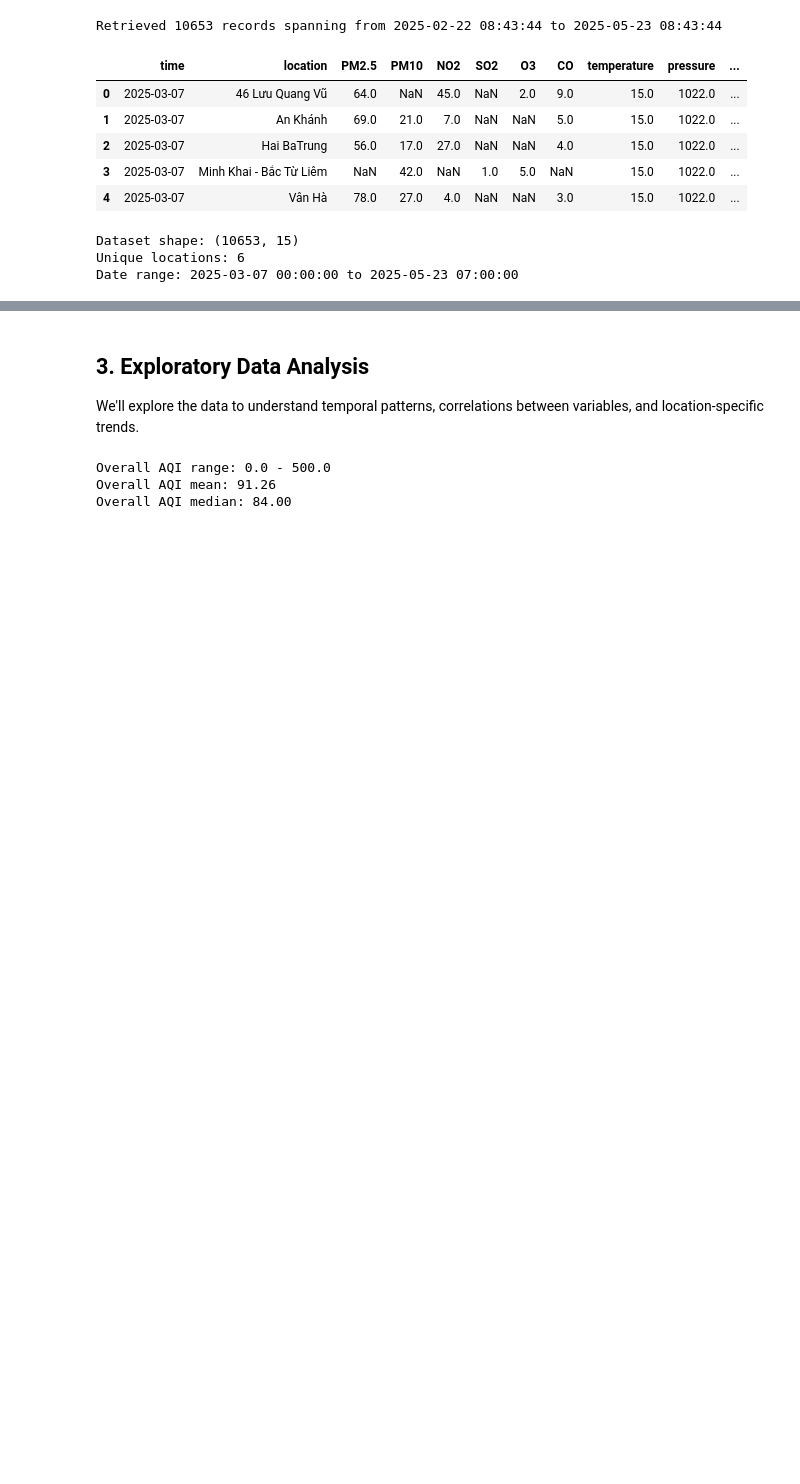
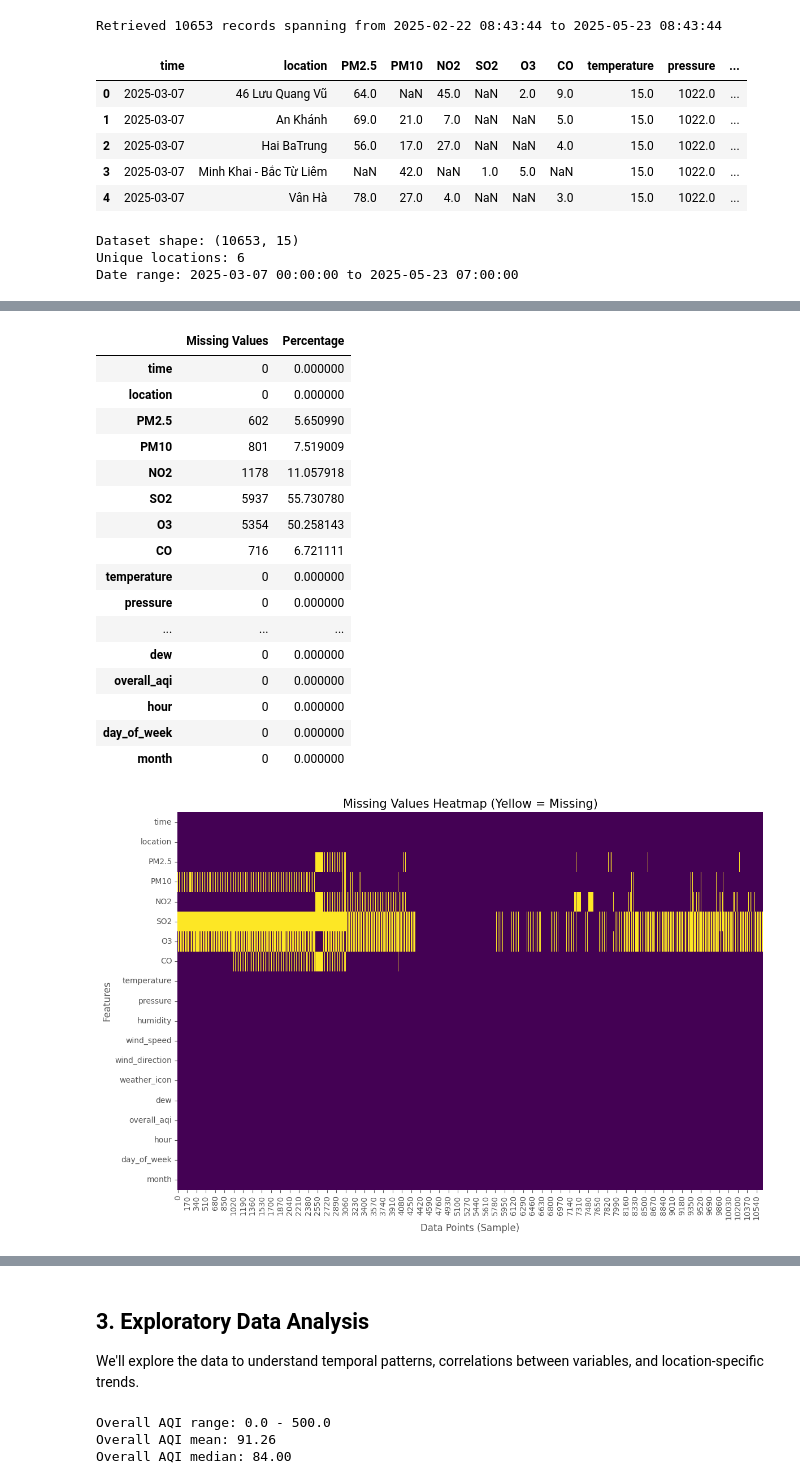
Before and after one commit to tranduchoangnam/Air_Pollution_Prediction, a Jupyter notebook: aqi_forecasting_pipeline_by_location.ipynb, the cells around one changed output, grey strips where cells are left out. Saved outputs shown, nothing was run; the diff lists cells and outputs as text; code cells hidden in the pictures; blank space fills up the shorter version.

```diff
--- a/aqi_forecasting_pipeline_by_location.ipynb
+++ b/aqi_forecasting_pipeline_by_location.ipynb
@@ -185,0 +145,55 @@ display(historical_data.describe())
+# %%
+# Check for missing values
+missing_values = historical_data.isna().sum()
+missing_percentage = (missing_values / len(historical_data)) * 100
+
+# Combine into a DataFrame for better visualization
+missing_df = pd.DataFrame({
+    'Missing Values': missing_values,
+    'Percentage': missing_percentage
+})
+
+display(missing_df)
+
+# Create a heatmap to visualize missing values
+plt.figure(figsize=(12, 8))
+# Create a binary mask of missing values (True where values are missing)
+missing_mask = historical_data.isna()
+# Sample a subset of data if the dataset is very large
+if len(historical_data) > 1000:
+    # Sample every Nth row for better visualization
+    step = max(1, len(historical_data) // 1000)
+    missing_mask_sample = missing_mask.iloc[::step, :]
+else:
+    missing_mask_sample = missing_mask
+
+# Plot heatmap with the missing values marked
+sns.heatmap(missing_mask_sample.T, cbar=False, cmap='viridis',
+           yticklabels=missing_mask_sample.columns)
+plt.title('Missing Values Heatmap (Yellow = Missing)', fontsize=15)
+plt.xlabel('Data Points (Sample)', fontsize=12)
+plt.ylabel('Features', fontsize=12)
+plt.tight_layout()
+plt.show()
+
+# Display basic statistics
+display(historical_data.describe())
+# %% [output]
+|  | Missing Values | Percentage |
+| time | 0 | 0.000000 |
+| location | 0 | 0.000000 |
+| PM2.5 | 602 | 5.650990 |
+| PM10 | 801 | 7.519009 |
+| NO2 | 1178 | 11.057918 |
+| SO2 | 5937 | 55.730780 |
+| O3 | 5354 | 50.258143 |
+| CO | 716 | 6.721111 |
+| temperature | 0 | 0.000000 |
+| pressure | 0 | 0.000000 |
+| ... | ... | ... |
+| dew | 0 | 0.000000 |
+| overall_aqi | 0 | 0.000000 |
+| hour | 0 | 0.000000 |
+| day_of_week | 0 | 0.000000 |
+| month | 0 | 0.000000 |
+[figure, added]
```
Also changed, not shown: parts of 4 cells of this notebook, 1 other file.
